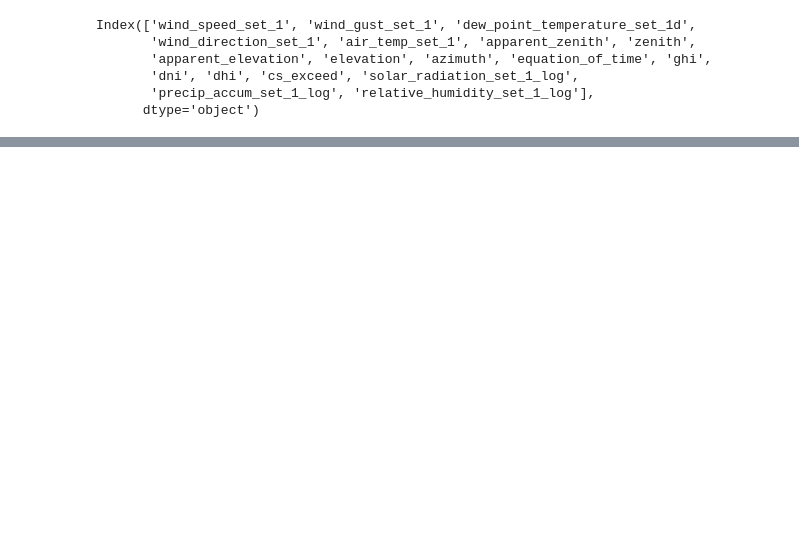
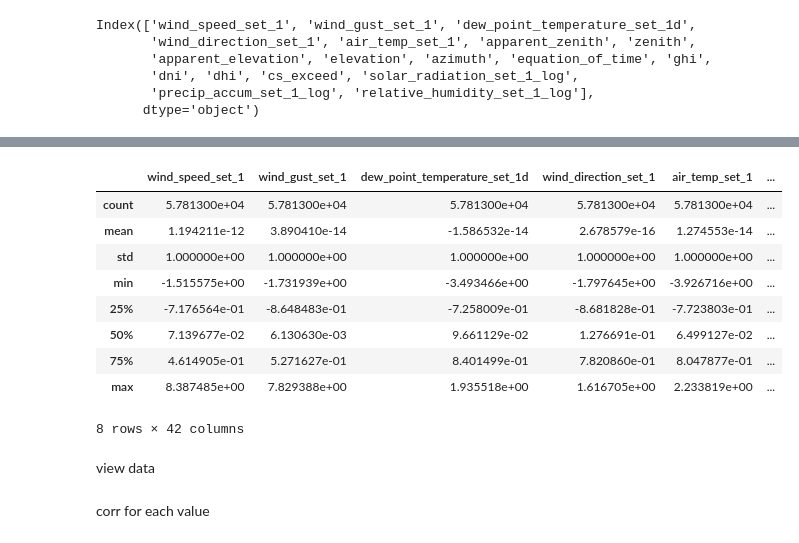
Before and after one commit to MarkEhler/clear-skies, a Jupyter notebook: GHI_project/realtime_ghi.ipynb, the cells around one changed output, grey strips where cells are left out. Saved outputs shown, nothing was run; the diff lists cells and outputs as text; code cells hidden in the pictures; blank space fills up the shorter version.

```diff
--- a/GHI_project/realtime_ghi.ipynb
+++ b/GHI_project/realtime_ghi.ipynb
@@ -584,7 +644,6 @@ categorical_features = ['cs_exceed', 'wind_speed_set_1'] # wind direction
 cat_dict = {}
 def bining(series):
     bins = list(series.unique())
-    bins = [-1] + bins
     bins.sort()
     return bins
 for feat in categorical_features:
@@ -592,7 +651,7 @@ for feat in categorical_features:
     cat = cat.cat.as_unordered()
     cat = pd.get_dummies(cat, prefix=feat, drop_first=True)
 
-    normalizing = pd.concat([normalizing, cat])
+    normalizing = pd.concat([normalizing, cat], axis = 1)
 
 #     normalizing.drop(feat, axis = 1, inplace = True)
 
@@ -628,2 +693,21 @@ corr for each value
+# %%
+final = normalizing.apply(normalize)
+# %%
+final.describe()
+# %% [output]
+|  | wind_speed_set_1 | wind_gust_set_1 | dew_point_temperature_set_1d | wind_direction_set_1 | air_temp_set_1 | ... |
+| count | 5.781300e+04 | 5.781300e+04 | 5.781300e+04 | 5.781300e+04 | 5.781300e+04 | ... |
+| mean | 1.194211e-12 | 3.890410e-14 | -1.586532e-14 | 2.678579e-16 | 1.274553e-14 | ... |
+| std | 1.000000e+00 | 1.000000e+00 | 1.000000e+00 | 1.000000e+00 | 1.000000e+00 | ... |
+| min | -1.515575e+00 | -1.731939e+00 | -3.493466e+00 | -1.797645e+00 | -3.926716e+00 | ... |
+| 25% | -7.176564e-01 | -8.648483e-01 | -7.258009e-01 | -8.681828e-01 | -7.723803e-01 | ... |
+| 50% | 7.139677e-02 | 6.130630e-03 | 9.661129e-02 | 1.276691e-01 | 6.499127e-02 | ... |
+| 75% | 4.614905e-01 | 5.271627e-01 | 8.401499e-01 | 7.820860e-01 | 8.047877e-01 | ... |
+| max | 8.387485e+00 | 7.829388e+00 | 1.935518e+00 | 1.616705e+00 | 2.233819e+00 | ... |
+8 rows × 42 columns
+# %% [markdown]
+view data
+# %% [markdown]
+corr for each value
 # %%
 from statsmodels.formula.api import ols
```
Also changed, not shown: parts of 11 cells of this notebook, 2 other files.
